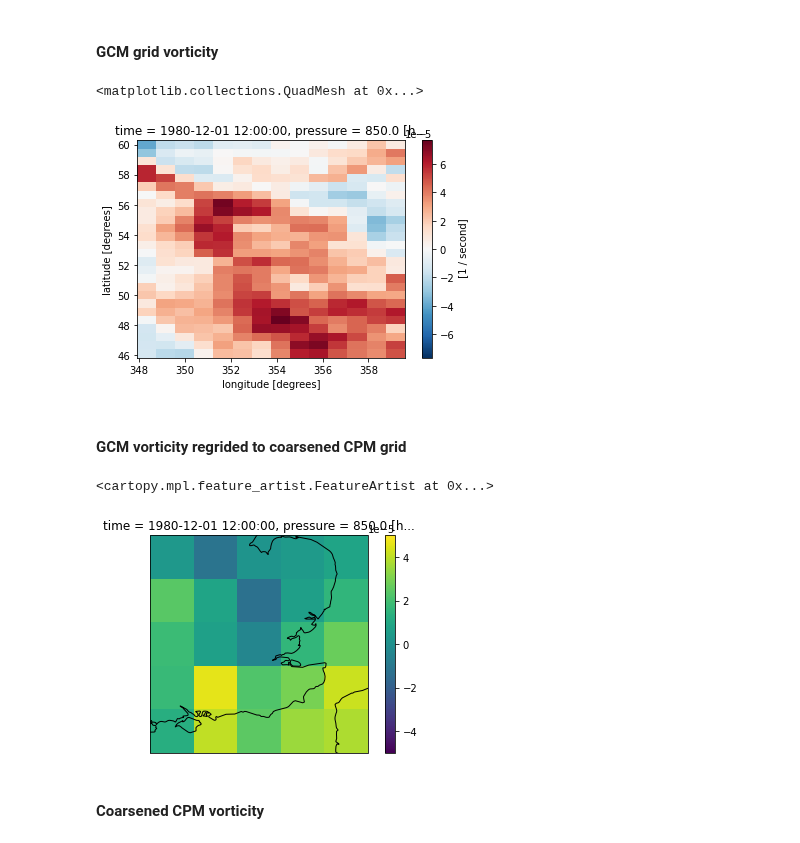
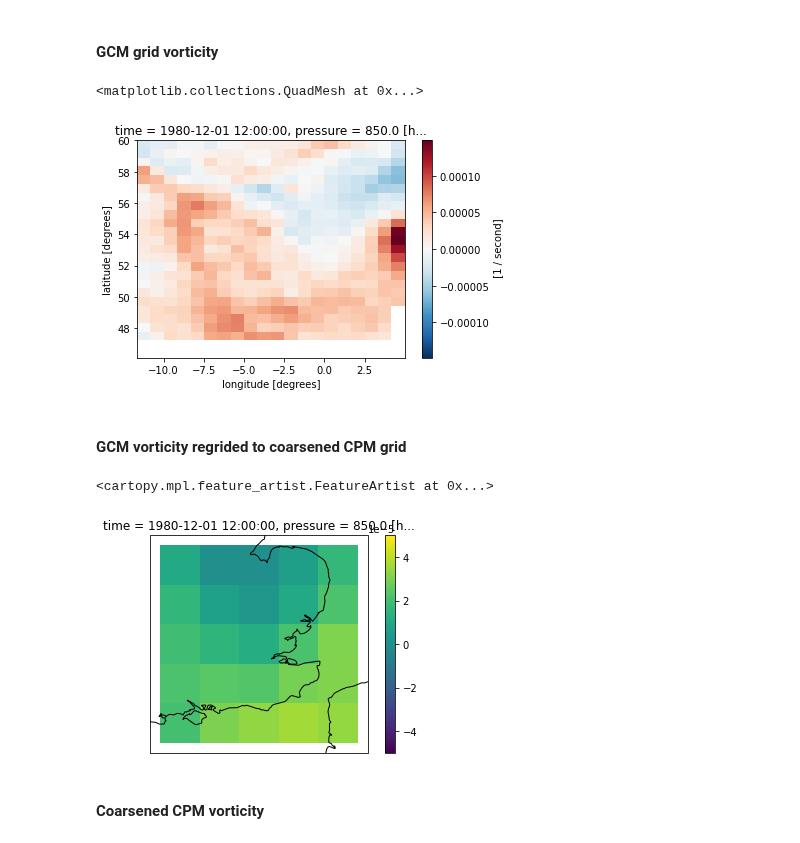
Before and after one commit to henryaddison/ml-downscaling-emulation, a Jupyter notebook: notebooks/learning/regridding-adventures.ipynb, the cells around one changed output. Drawn from its saved outputs; the diff is of its cells as text; code cells hidden in the pictures.

Commit message:
more learning about regridding to from CPM to GCM grid

```diff
--- a/notebooks/learning/regridding-adventures.ipynb
+++ b/notebooks/learning/regridding-adventures.ipynb
@@ -316,2 +310,0 @@ pr_gcm.isel(time=slice(2)).to_netcdf('../../src/ml_downscaling_emulator/utils/ta
-# %%
-iris.load(pr_gcm_path)
@@ -344,0 +311,4 @@ iris.load(pr_gcm_path)
+# %%
+target_ds.close()
+pr_gcm.to_netcdf(target_grid_path)
+iris.load_cube(target_grid_path)
@@ -345,7 +329,8 @@ iris.load(pr_gcm_path)
 # %%
-target_cube = iris.load(pr_gcm_path)[1]
-target_ds = xr.open_dataset(pr_gcm_path)
-scheme = iris.analysis.Linear()
+target_cube = iris.load_cube(target_grid_path)
+target_ds = xr.open_dataset(target_grid_path)
+scheme = iris.analysis.Linear(extrapolation_mode="mask")
+# scheme = iris.analysis.Nearest()
 # %%
 src_coord_sys = iris.coord_systems.RotatedGeogCS(xwind_cpm["rotated_latitude_longitude"].attrs['grid_north_pole_latitude'], xwind_cpm["rotated_latitude_longitude"].attrs['grid_north_pole_longitude'], ellipsoid=iris.coord_systems.GeogCS(xwind_cpm["rotated_latitude_longitude"].attrs['earth_radius']))
 src_lat_name = 'grid_latitude'
@@ -365,5 +352,5 @@ ywind_src_cube = ywind_cpm['y_wind'].to_iris()
 ywind_src_cube.coords(src_lon_name)[0].coord_system = src_coord_sys
 ywind_src_cube.coords(src_lat_name)[0].coord_system = src_coord_sys
 
-ywind_regridded_da = xr.DataArray.from_iris(regridder(ywind_src_cube))
+ywind_regridded_da = xr.DataArray.from_iris(gcm_regridder(ywind_src_cube))
 ywind_reregridded_da = xr.DataArray.from_iris(cpm_regridder(gcm_regridder(ywind_src_cube)))
@@ -439,21 +483,22 @@ _ = vort_reregridded_da.plot(density=True, alpha=0.5, bins=bins)
 # %% [markdown]
 #### GCM grid vorticity
 # %%
-vort_da.isel(time=0, pressure=1).sel(latitude=slice(46,60), longitude=slice(348, 360)).plot()
+vort_da.isel(time=0, pressure=1).sel(latitude=slice(46,60), longitude=slice(-12, 5)).plot()
 # %% [output]
 <matplotlib.collections.QuadMesh at 0x...>
-[figure, old version]
+[figure, new version]
 # %% [markdown]
 #### GCM vorticity regrided to coarsened CPM grid
 # %%
 ax = plt.axes(projection=cp_model_rotated_pole)
 
-vort_regridded_da.isel(time=0, pressure=1, grid_latitude=slice(5, 10), grid_longitude=slice(12, 17)).plot(ax=ax, x='grid_longitude', y='grid_latitude', add_colorbar=True, transform=cp_model_rotated_pole, vmin=-5e-5, vmax=5e-5)
+# vort_reregridded_da.isel(time=0, pressure=1, grid_latitude=slice(5, 10), grid_longitude=slice(12, 17)).plot(ax=ax, x='grid_longitude', y='grid_latitude', add_colorbar=True, transform=cp_model_rotated_pole, vmin=-5e-5, vmax=5e-5)
+vort_reregridded_da.isel(time=0, pressure=1, grid_latitude=slice(5, 10), grid_longitude=slice(12, 17)).plot(ax=ax, x='grid_longitude', y='grid_latitude', add_colorbar=True, transform=cp_model_rotated_pole, vmin=-5e-5, vmax=5e-5)
 
 ax.coastlines()
 # %% [output]
 <cartopy.mpl.feature_artist.FeatureArtist at 0x...>
-[figure, old version]
+[figure, new version]
 # %% [markdown]
 #### Coarsened CPM vorticity
 # %%
```
Also changed, not shown: parts of 20 cells of this notebook.
